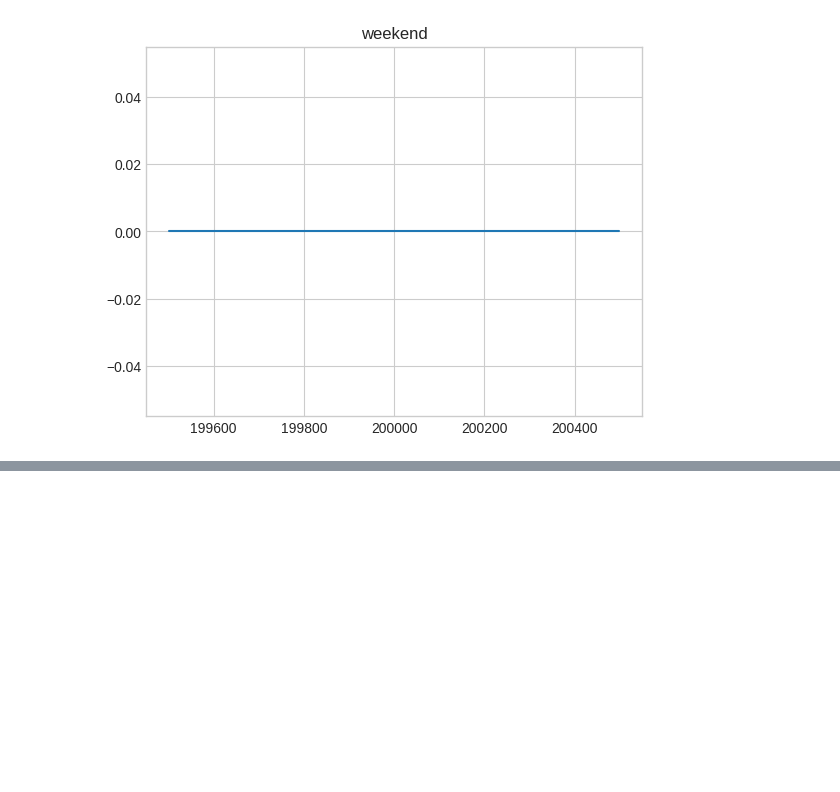
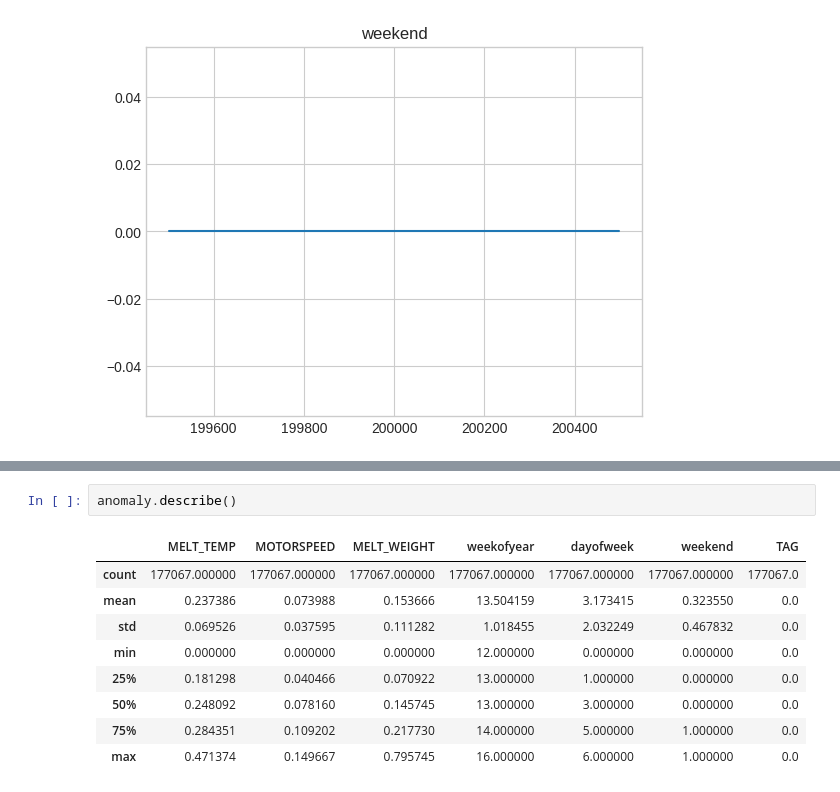
Before and after one commit to min0355/mx_competition, a Jupyter notebook: code/pretrained_model.ipynb, the cells around one changed output, grey strips where cells are left out. Cells and saved outputs as stored; diff of their text form; blank space fills up the shorter version.

```diff
--- a/code/pretrained_model.ipynb
+++ b/code/pretrained_model.ipynb
@@ -154,0 +179,12 @@ for col in X.columns:
+# %%
+anomaly.describe()
+# %% [output]
+|  | MELT_TEMP | MOTORSPEED | MELT_WEIGHT | weekofyear | dayofweek | weekend | TAG |
+| count | 177067.000000 | 177067.000000 | 177067.000000 | 177067.000000 | 177067.000000 | 177067.000000 | 177067.0 |
+| mean | 0.237386 | 0.073988 | 0.153666 | 13.504159 | 3.173415 | 0.323550 | 0.0 |
+| std | 0.069526 | 0.037595 | 0.111282 | 1.018455 | 2.032249 | 0.467832 | 0.0 |
+| min | 0.000000 | 0.000000 | 0.000000 | 12.000000 | 0.000000 | 0.000000 | 0.0 |
+| 25% | 0.181298 | 0.040466 | 0.070922 | 13.000000 | 1.000000 | 0.000000 | 0.0 |
+| 50% | 0.248092 | 0.078160 | 0.145745 | 13.000000 | 3.000000 | 0.000000 | 0.0 |
+| 75% | 0.284351 | 0.109202 | 0.217730 | 14.000000 | 5.000000 | 1.000000 | 0.0 |
+| max | 0.471374 | 0.149667 | 0.795745 | 16.000000 | 6.000000 | 1.000000 | 0.0 |
```
Also changed, not shown: parts of 3 cells of this notebook.
